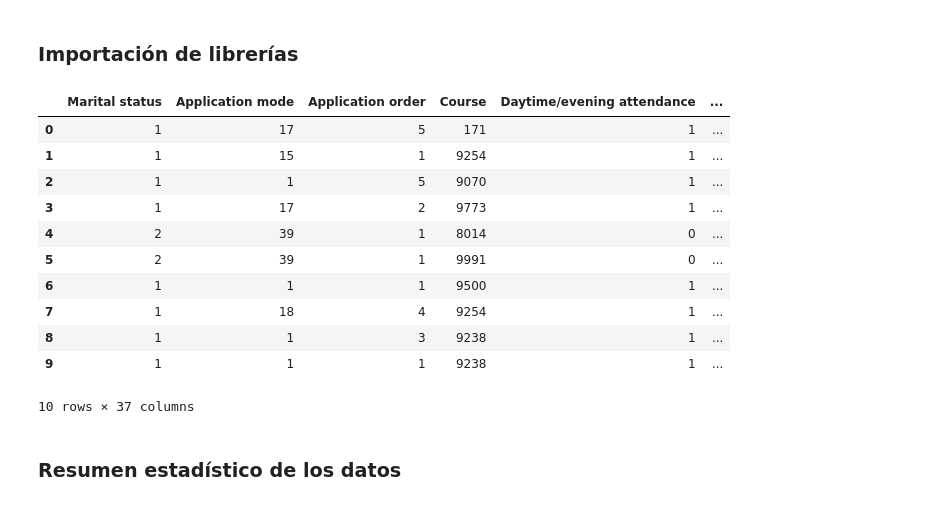
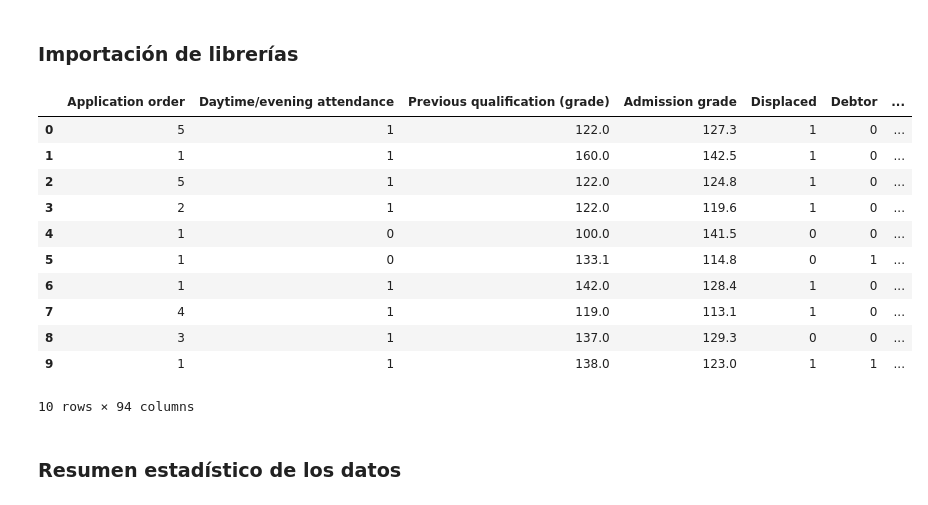
Before and after one commit to criissuarezzz/OriginofMusic, a Jupyter notebook: knn.ipynb, the cells around one changed output. Saved outputs shown, nothing was run; the diff lists cells and outputs as text; code cells hidden in the pictures.

```diff
--- a/knn.ipynb
+++ b/knn.ipynb
@@ -17,21 +17,21 @@ from sklearn.preprocessing import MinMaxScaler, LabelEncoder
 from sklearn.metrics import classification_report
 from sklearn.metrics import confusion_matrix
 # %%
-dataframe = pd.read_csv(r"data.csv",sep=';')
+dataframe = pd.read_csv(r"data_resampled.csv",sep=',')
 dataframe.head(10)
 # %% [output]
-|  | Marital status | Application mode | Application order | Course | Daytime/evening attendance | ... |
-| 0 | 1 | 17 | 5 | 171 | 1 | ... |
-| 1 | 1 | 15 | 1 | 9254 | 1 | ... |
-| 2 | 1 | 1 | 5 | 9070 | 1 | ... |
-| 3 | 1 | 17 | 2 | 9773 | 1 | ... |
-| 4 | 2 | 39 | 1 | 8014 | 0 | ... |
-| 5 | 2 | 39 | 1 | 9991 | 0 | ... |
-| 6 | 1 | 1 | 1 | 9500 | 1 | ... |
-| 7 | 1 | 18 | 4 | 9254 | 1 | ... |
-| 8 | 1 | 1 | 3 | 9238 | 1 | ... |
-| 9 | 1 | 1 | 1 | 9238 | 1 | ... |
+|  | Application order | Daytime/evening attendance | Previous qualification (grade) | Admission grade | Displaced | Debtor | ... |
+| 0 | 5 | 1 | 122.0 | 127.3 | 1 | 0 | ... |
+| 1 | 1 | 1 | 160.0 | 142.5 | 1 | 0 | ... |
+| 2 | 5 | 1 | 122.0 | 124.8 | 1 | 0 | ... |
+| 3 | 2 | 1 | 122.0 | 119.6 | 1 | 0 | ... |
+| 4 | 1 | 0 | 100.0 | 141.5 | 0 | 0 | ... |
+| 5 | 1 | 0 | 133.1 | 114.8 | 0 | 1 | ... |
+| 6 | 1 | 1 | 142.0 | 128.4 | 1 | 0 | ... |
+| 7 | 4 | 1 | 119.0 | 113.1 | 1 | 0 | ... |
+| 8 | 3 | 1 | 137.0 | 129.3 | 0 | 0 | ... |
+| 9 | 1 | 1 | 138.0 | 123.0 | 1 | 1 | ... |
-10 rows × 37 columns
+10 rows × 94 columns
 # %% [markdown]
 ### Resumen estadístico de los datos
 # %%
```
Also changed, not shown: parts of 9 cells of this notebook, 2 other files.
